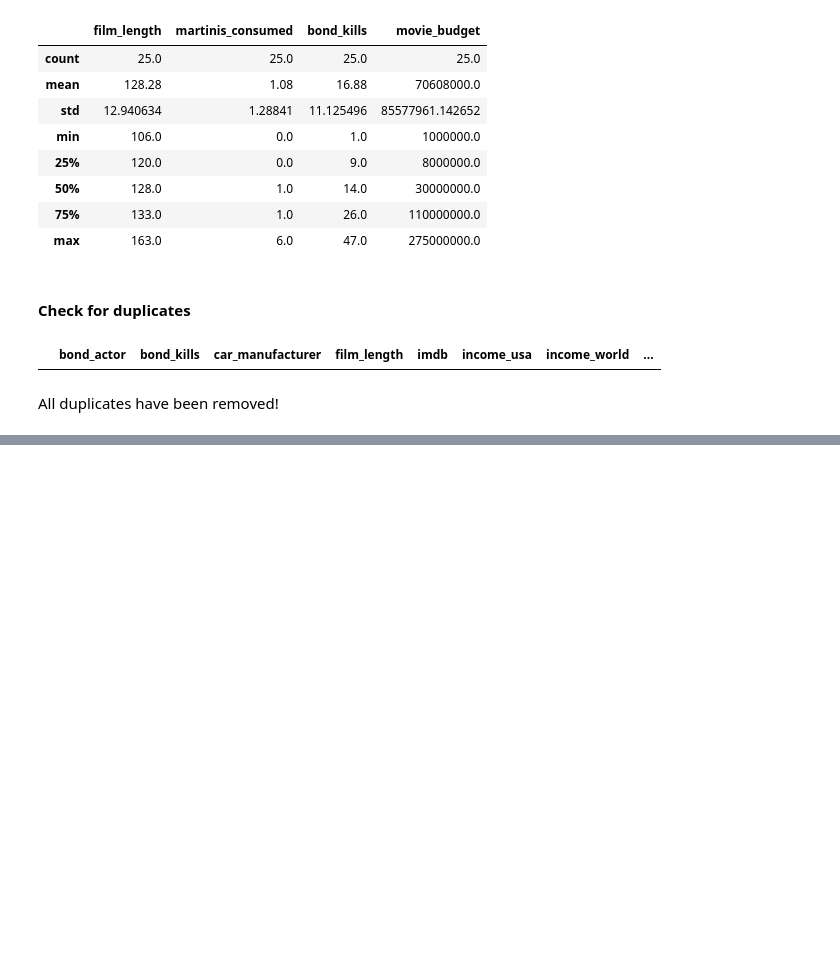
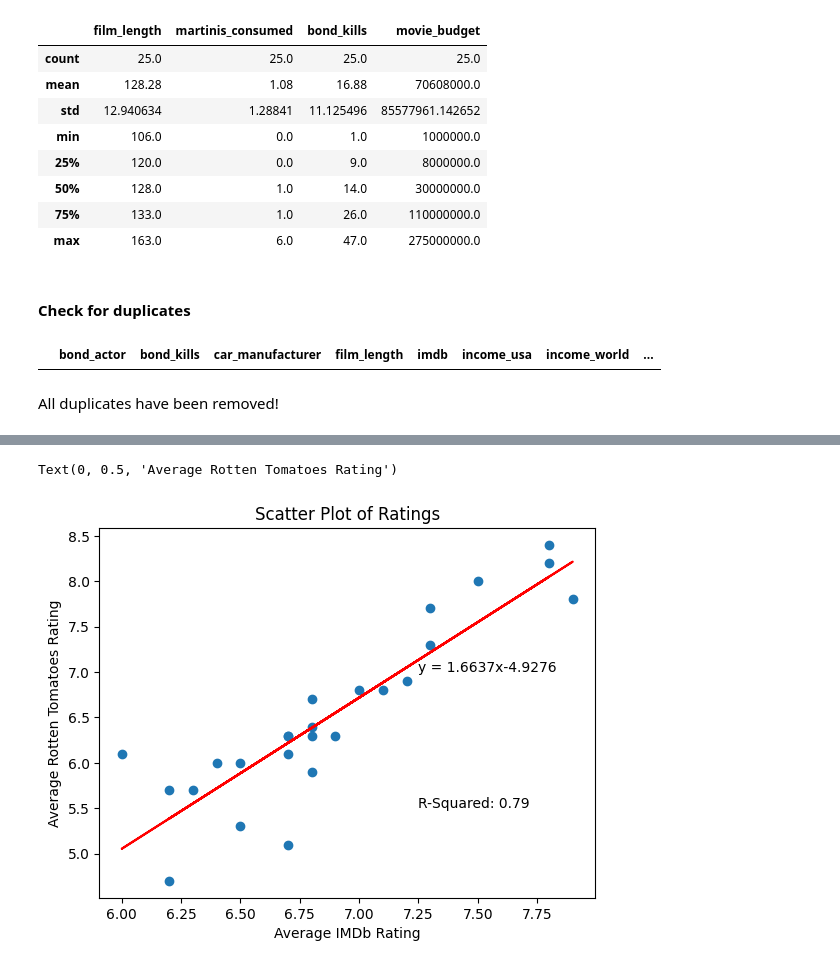
Before and after one commit to curtpond/eda, a Jupyter notebook: james-bond.ipynb, the cells around one changed output, grey strips where cells are left out. Saved outputs shown, nothing was run; the diff lists cells and outputs as text; code cells hidden in the pictures; blank space fills up the shorter version.

```diff
--- a/james-bond.ipynb
+++ b/james-bond.ipynb
@@ -384,0 +414,12 @@ data.to_csv('data/james_bond_data_clean.csv', index=False)
+# %%
+fig, ax = plt.subplots()
+ax.scatter(x, y)
+ax.plot(x, y_pred, color="red")
+ax.text(7.25, 5.5, r_squared, fontsize=10)
+ax.text(7.25, 7, best_fit, fontsize=10)
+ax.set_title("Scatter Plot of Ratings")
+ax.set_xlabel("Average IMDb Rating")
+ax.set_ylabel("Average Rotten Tomatoes Rating")
+# %% [output]
+Text(0, 0.5, 'Average Rotten Tomatoes Rating')
+[figure, added]
```
Also changed, not shown: parts of 7 cells of this notebook.
